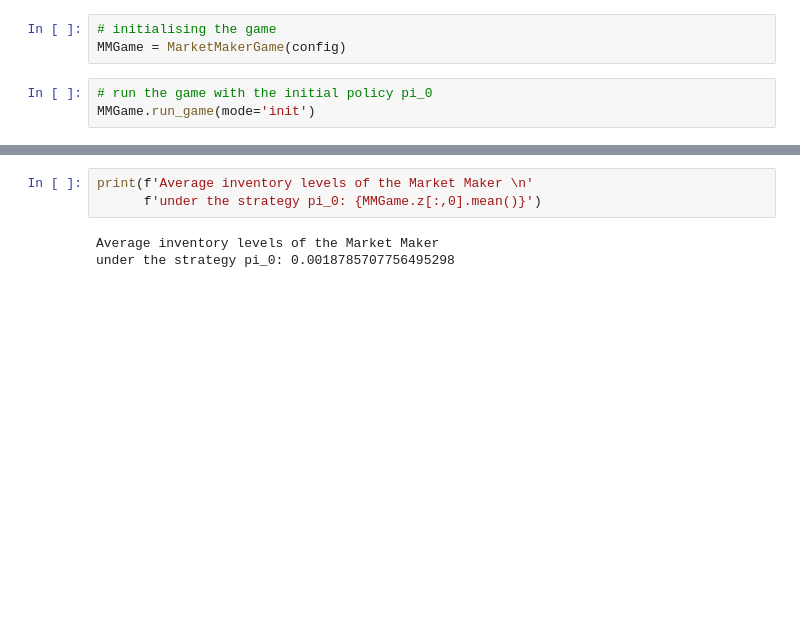
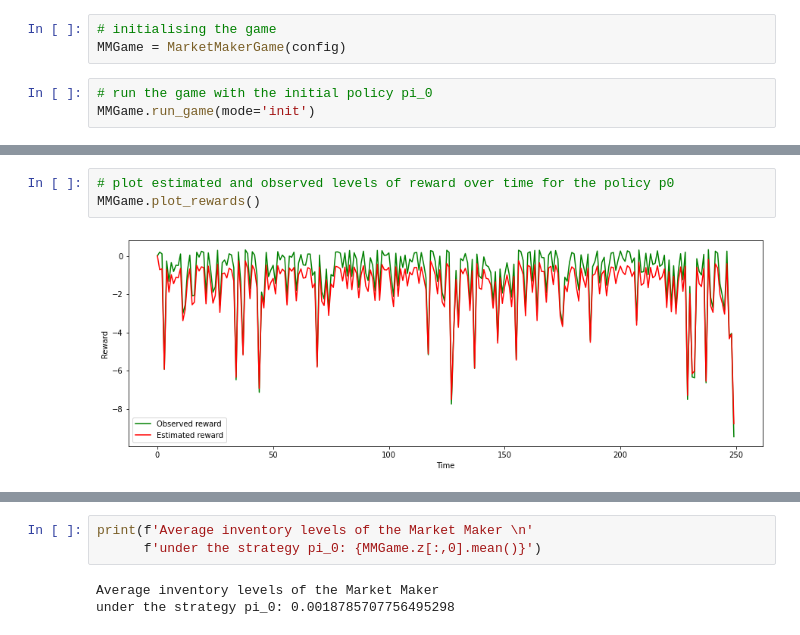
Before and after one commit to annakuchko/ESN-for-RL, a Jupyter notebook: Market_Maker_game.ipynb, the cells around one changed output, grey strips where cells are left out. Saved outputs shown, nothing was run; the diff lists cells and outputs as text; blank space fills up the shorter version.

```diff
--- a/Market_Maker_game.ipynb
+++ b/Market_Maker_game.ipynb
@@ -75,0 +75,5 @@ MMGame.plot_rewards(plot_solution=True)
+# %%
+# plot estimated and observed levels of reward over time for the policy p0
+MMGame.plot_rewards()
+# %% [output]
+[figure, added]
```
Also changed, not shown: parts of 12 cells of this notebook, 3 other files.
